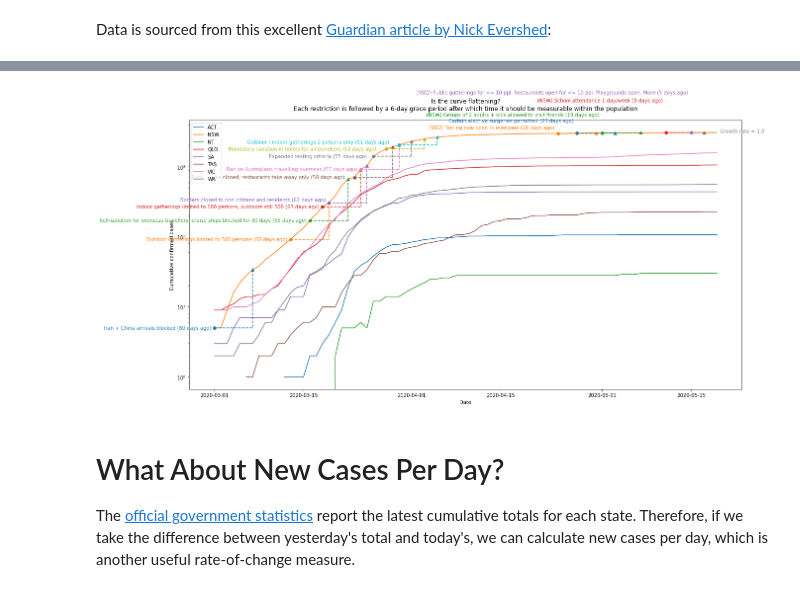
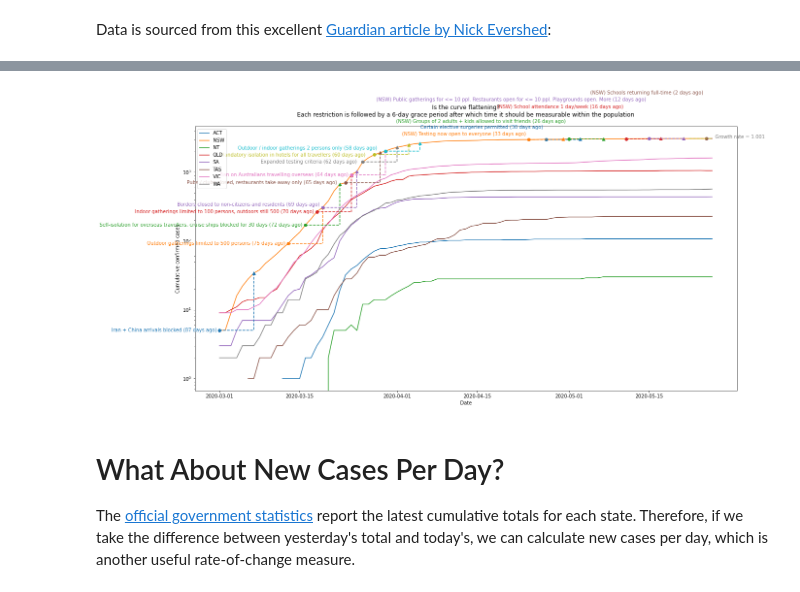
Before and after one commit to NuclearFishin/covid-19, a Jupyter notebook: COVID_19_analysis.ipynb, the cells around one changed output, grey strips where cells are left out. Drawn from its saved outputs; the diff is of its cells as text; code cells hidden in the pictures.

Commit message:
Update data, add June 1 relaxations, tweaks to highlight filtering

```diff
--- a/COVID_19_analysis.ipynb
+++ b/COVID_19_analysis.ipynb
@@ -132,7 +132,10 @@ highlights = [\
               ['2020-05-15', '(NSW) Public gatherings for <= 10 ppl. Restaurants open for <= 10 ppl. Playgrounds open. More', '0 days', 3.7],
 
               # https://education.nsw.gov.au/news/latest-news/nsw-students-return-to-the-classroom-full-time
-              ['2020-05-25', '(NSW) Schools returning full-time', '0 days', 4.6]
+              ['2020-05-25', '(NSW) Schools returning full-time', '0 days', 4.6],
+
+              # https://www.nsw.gov.au/covid-19/what-you-can-and-cant-do-under-rules
+              ['2020-06-01', '(NSW) Pubs / galleries open for <= 50 ppl. Salons open. Regional travel allowed', '0 days', 5.5],
              ]
 # %%
 # Time to plot...
@@ -162,10 +165,10 @@ for index, (date_str, action, *etc) in enumerate(highlights):
     highlight_start = pd.Timestamp(date_str)
     days_ago = (now - highlight_start).days
 
-    if days_ago <= 0:
+    if highlight_start > sample_data.index[-1]:
       # This can happen if a highlight was announced with an
       # effective date in the future
-      continue
+     continue
 
     action = "{0} ({1} days ago)".format(action, days_ago)
 
@@ -188,34 +191,34 @@ for index, (date_str, action, *etc) in enumerate(highlights):
 
     # Add the annotation, a little to the left of the start point
     # Also allow for manual offsets, to prevent annotations overlapping
     offsets = dict(enumerate(etc))
     offset_days = offsets.get(0, '0 days')
     offset_count = offsets.get(1, 1)
     offset_x = pd.Timedelta(offset_days)
     text_start_x = date_start + pd.Timedelta('-12 hours') + offset_x
     text_start_y = value_start * offset_count
     plt.text(text_start_x, text_start_y, action, horizontalalignment='right', verticalalignment='center', color=colour, alpha=alpha)
 
 # Let's add a growth rate, last 5 days
 growth_sample_days = 5
 compound = growth_sample_days - 1 # of days growth is compounded
 range = sample_data[state_of_interest]
 range_start = range[-growth_sample_days]
 range_start_date = range.index[-growth_sample_days]
 range_end = range[-1]
 range_end_date = range.index[-1]
 growth = range_end / range_start
 daily_growth = growth ** (1 / compound)
 daily_growth = round(daily_growth, 3)
 plt.plot([range_start_date, range_end_date], [range_start, range_end], '--', markerfacecolor='gray')
 plt.text(range_end_date +  + pd.Timedelta('12 hours'), range_end, 'Growth rate = {0}'.format(daily_growth), color='gray')
 
 plt.legend(loc="upper left")
 plt.show()
 
 # NB: might be some warnings below, depending on how complete today's data is
 # %% [output]
-[figure, old version]
+[figure, new version]
 # %% [markdown]
 # What About New Cases Per Day?
 
```
Also changed, not shown: parts of 3 cells of this notebook.
